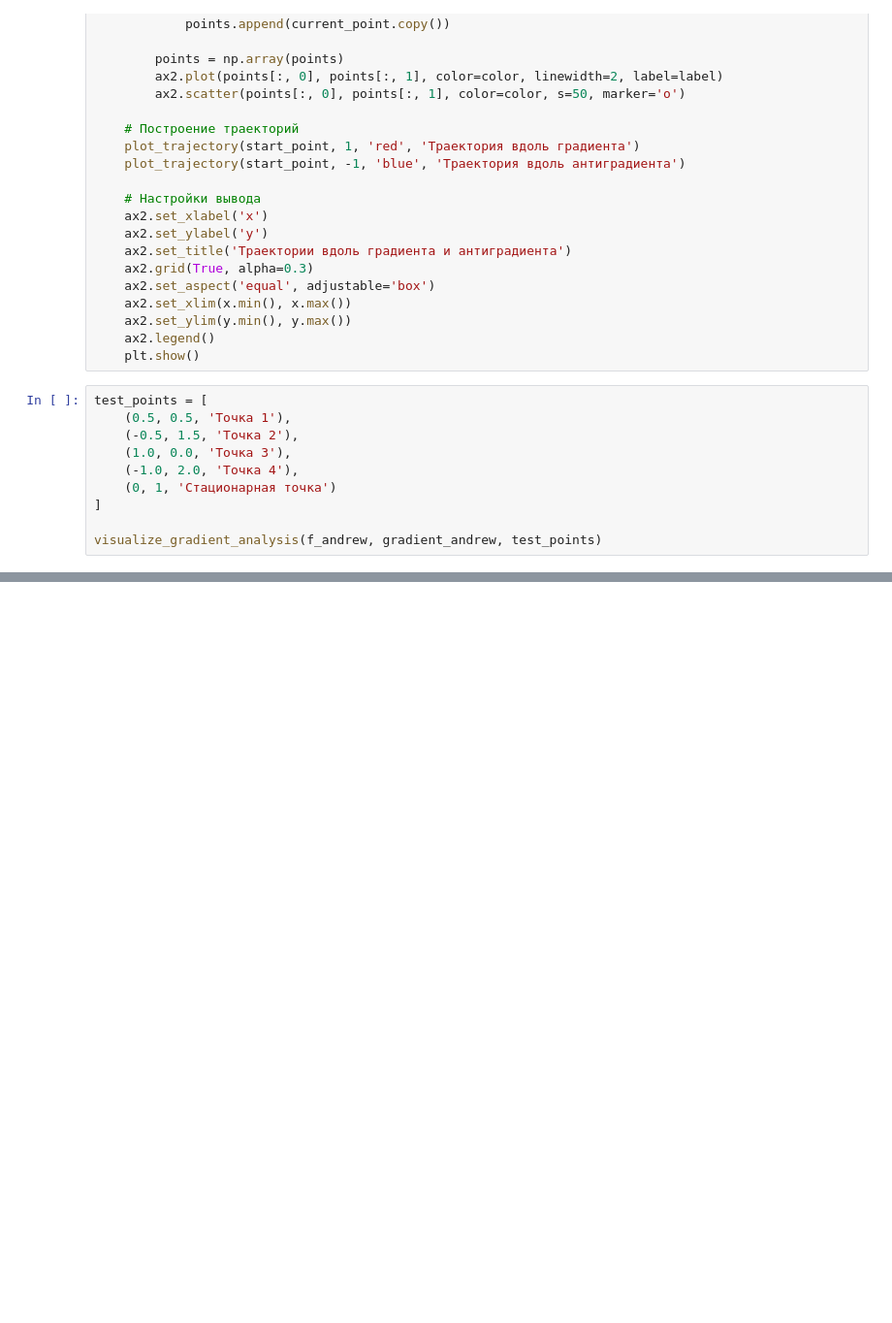
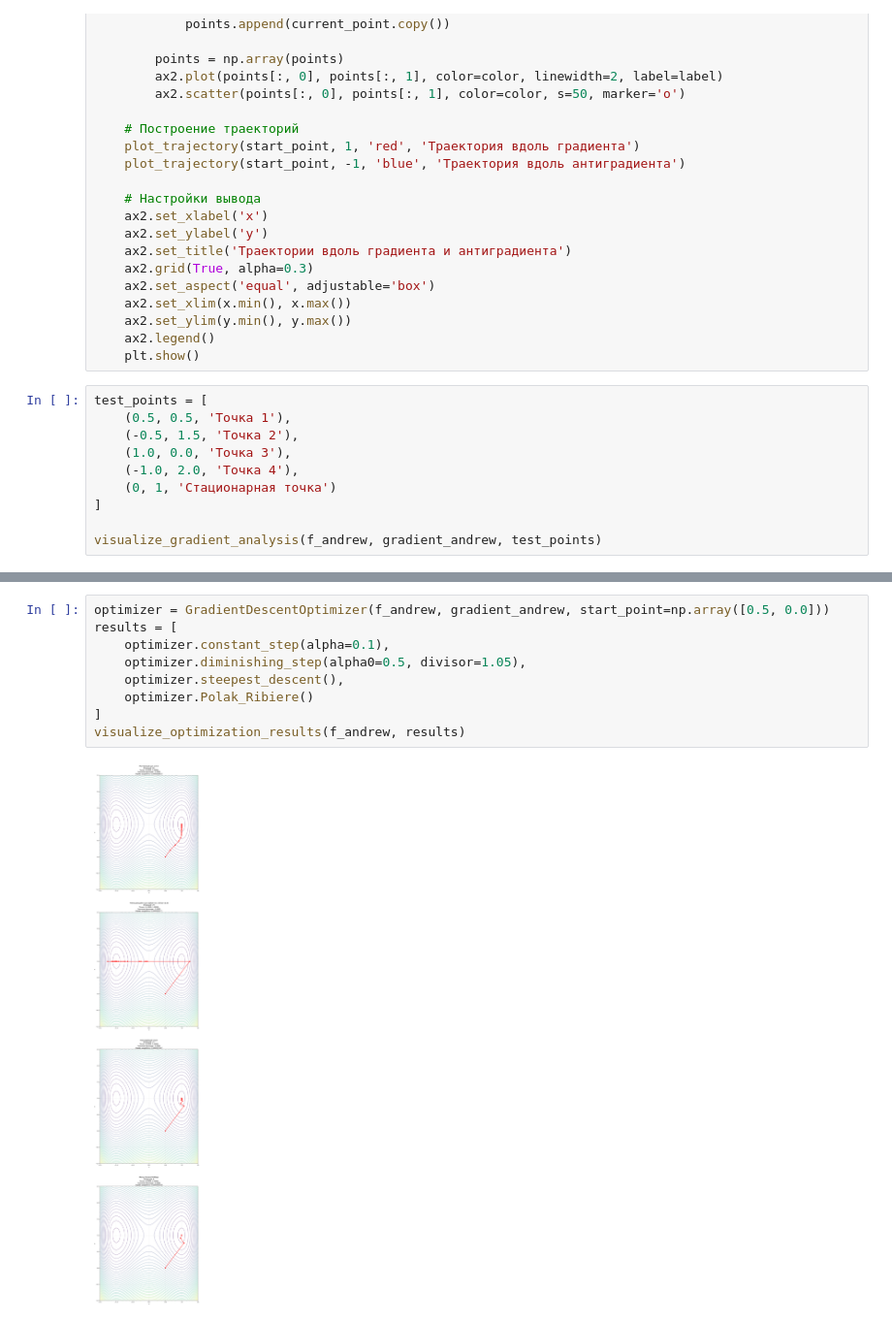
Before and after one commit to vorandpav/MathLab, a Jupyter notebook: Lab4/MathAnalLab_4.ipynb, the cells around one changed output, grey strips where cells are left out. Shown at 97% size. Cells and saved outputs as stored; diff of their text form; blank space fills up the shorter version.

```diff
--- a/Lab4/MathAnalLab_4.ipynb
+++ b/Lab4/MathAnalLab_4.ipynb
@@ -378,0 +467,11 @@ SyntaxError: invalid syntax (157593491.py, line 122)
+# %%
+optimizer = GradientDescentOptimizer(f_andrew, gradient_andrew, start_point=np.array([0.5, 0.0]))
+results = [
+    optimizer.constant_step(alpha=0.1),
+    optimizer.diminishing_step(alpha0=0.5, divisor=1.05),
+    optimizer.steepest_descent(),
+    optimizer.Polak_Ribiere()
+]
+visualize_optimization_results(f_andrew, results)
+# %% [output]
+[figure, added]
```
Also changed, not shown: parts of 3 cells of this notebook.
